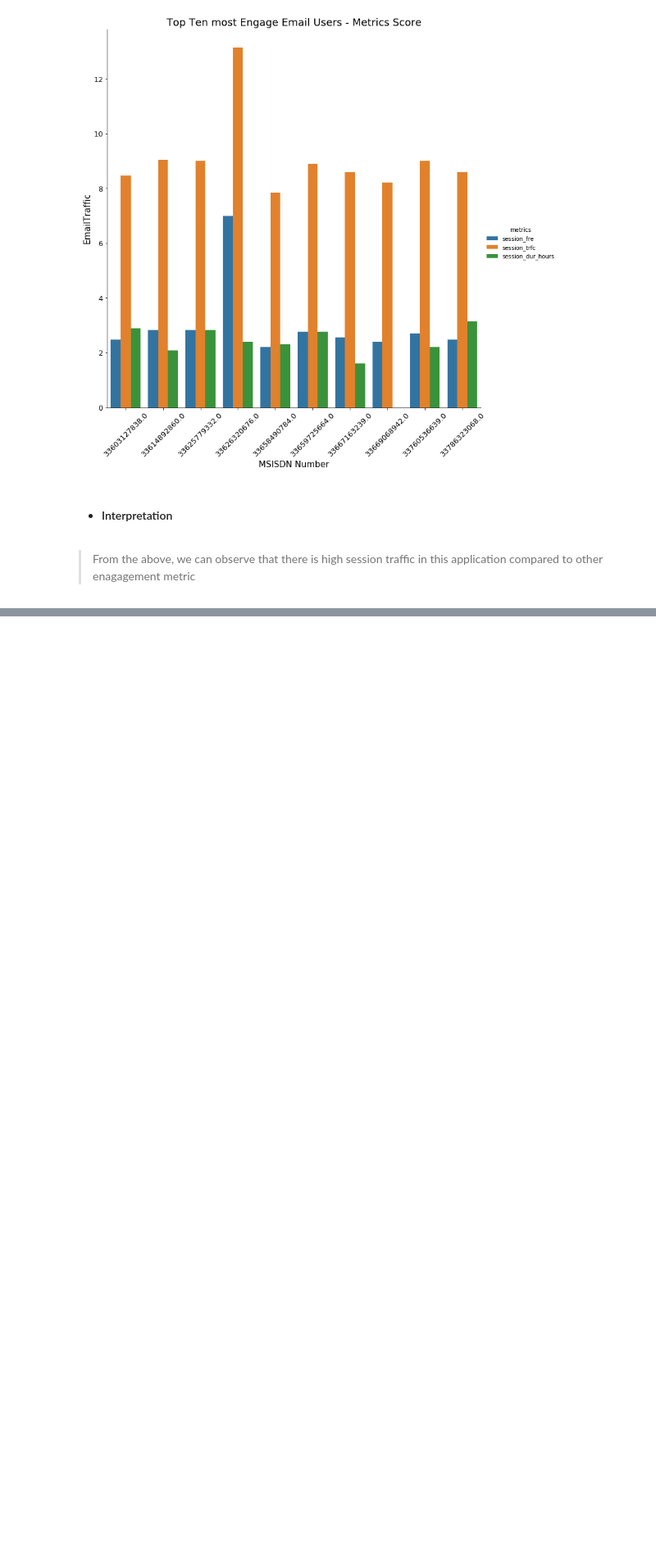
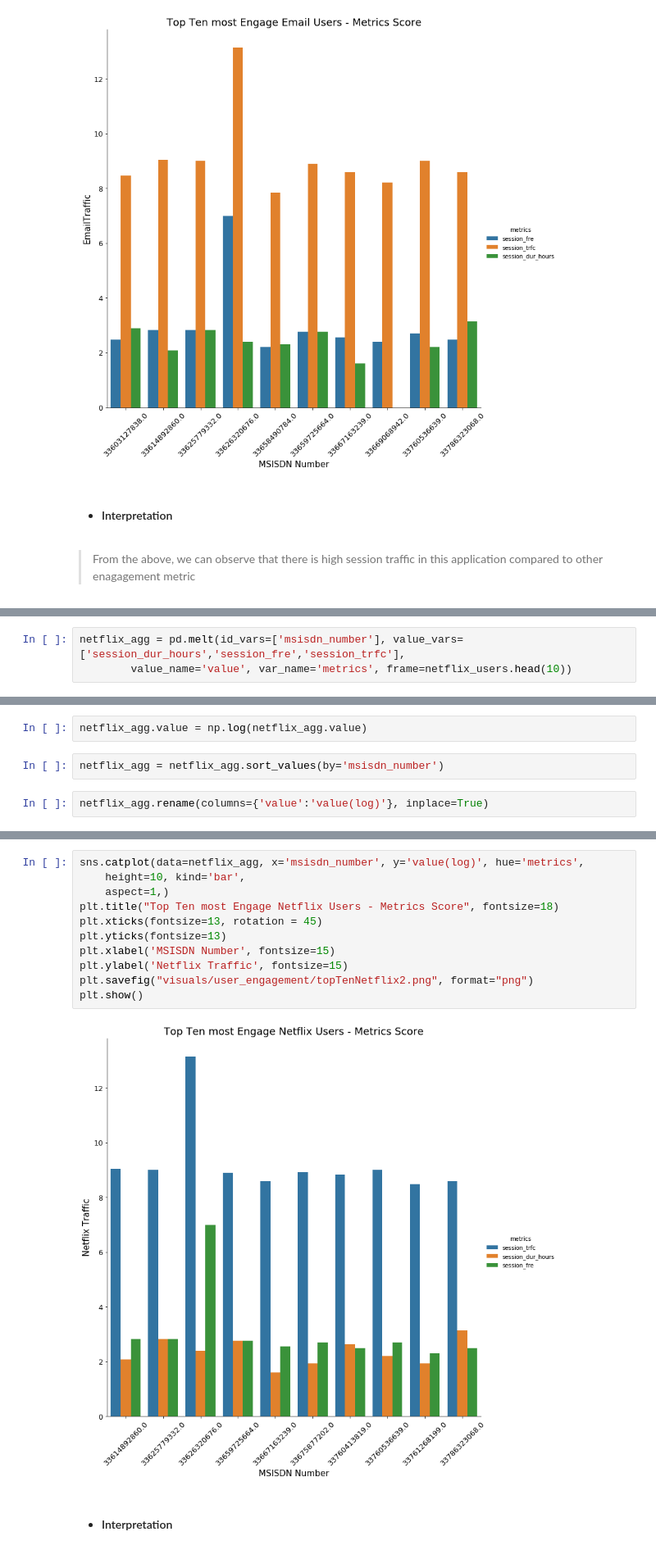
Before and after one commit to Patrick5455/tellco_user_analytics, a Jupyter notebook: analyis/user_enagaement.ipynb, the cells around one changed output, grey strips where cells are left out. Shown at 82% size. Drawn from its saved outputs; the diff is of its cells as text; blank space fills up the shorter version.

```diff
--- a/analyis/user_enagaement.ipynb
+++ b/analyis/user_enagaement.ipynb
@@ -1101,0 +1330,3 @@ plt.show()
+# %%
+netflix_agg = pd.melt(id_vars=['msisdn_number'], value_vars=['session_dur_hours','session_fre','session_trfc'],
+        value_name='value', var_name='metrics', frame=netflix_users.head(10))
@@ -1101,0 +1353,6 @@ plt.show()
+# %%
+netflix_agg.value = np.log(netflix_agg.value)
+# %%
+netflix_agg = netflix_agg.sort_values(by='msisdn_number')
+# %%
+netflix_agg.rename(columns={'value':'value(log)'}, inplace=True)
@@ -1101,0 +1379,15 @@ plt.show()
+# %%
+sns.catplot(data=netflix_agg, x='msisdn_number', y='value(log)', hue='metrics',
+    height=10, kind='bar',
+    aspect=1,)
+plt.title("Top Ten most Engage Netflix Users - Metrics Score", fontsize=18)
+plt.xticks(fontsize=13, rotation = 45)
+plt.yticks(fontsize=13)
+plt.xlabel('MSISDN Number', fontsize=15)
+plt.ylabel('Netflix Traffic', fontsize=15)
+plt.savefig("visuals/user_engagement/topTenNetflix2.png", format="png")
+plt.show()
+# %% [output]
+[figure, added]
+# %% [markdown]
+- #### Interpretation
```
Also changed, not shown: parts of 93 cells of this notebook, 10 other files.
